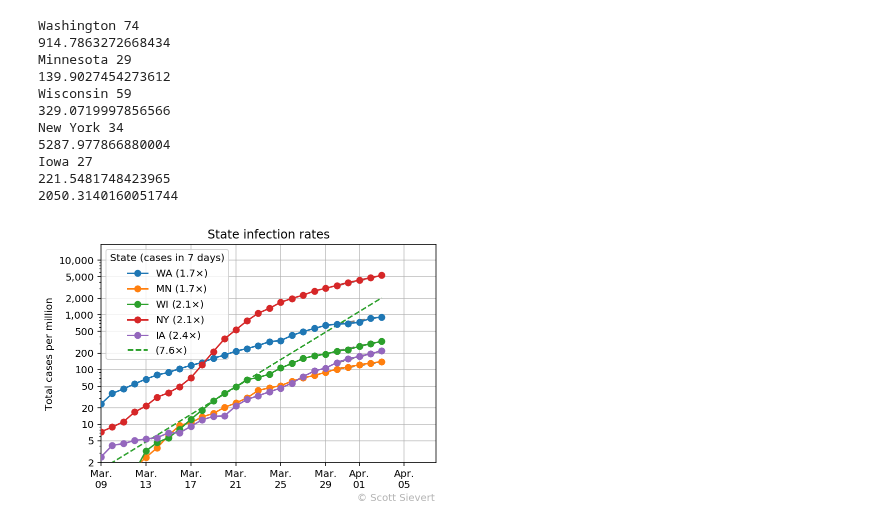
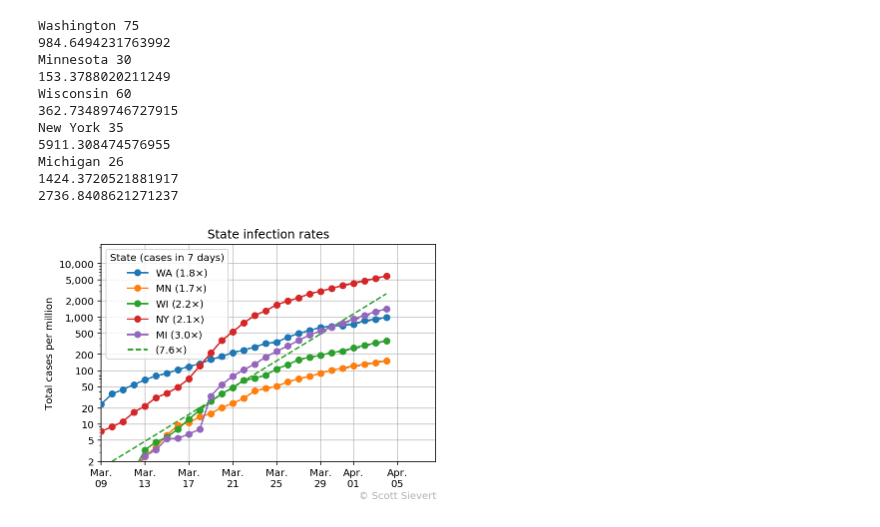
Before and after one commit to stsievert/covid-19, a Jupyter notebook: coronavirus-states.ipynb, the cells around one changed output. Cells and saved outputs as stored; diff of their text form; code cells hidden in the pictures.

```diff
--- a/coronavirus-states.ipynb
+++ b/coronavirus-states.ipynb
@@ -88,8 +88,9 @@ to_show = [
     "Wisconsin",
 #     "Florida",
     "New York",
+    "Michigan",
 #     "New Jersey",
-    "Iowa",
+#     "Iowa",
 #     "Colorado",
 ]
 for k, state in enumerate(to_show):
@@ -127,45 +128,45 @@ ax.plot(show.datetime, _y, "C2--", label=f"({_cases:0.1f}×)")
 #     print(f"rate={popt[0]:0.2f}")
 #     print(f"offset={popt[1]:0.2f}")
 #     print(f"total={popt[2] / 1e3:0.2f}k")
 
 
 xlim = (datetime(2020, 3, 9), datetime.now() + timedelta(3))
 ax.set_xlim(*xlim)
 ax.set_ylim(2, df.rate.max() * 1)
 
 # ax.set_ylim(0.5 * 2**12, 2 * 2**15)
 # ax.set_xlim(datetime(2020, 3, 17), None)
 
 ax.set_yscale("log", basey=10)
 ax.legend(loc="best", title="State (cases in 7 days)")
 # ax.legend(loc="upper left", title="State (cases in 7 days)")
 ax.grid(alpha=0.8)
 # ax.grid(which="minor", axis="y", alpha=0.3)
 ax.xaxis.set_major_formatter(mdates.DateFormatter("%b.\n%d"))
 ax.set_ylabel("Total cases per million")
 ax.yaxis.set_major_locator(plt.FixedLocator([1, 2, 5, 10, 20, 50, 100, 200, 500, 1000, 2000, 5000, 10_000]))
 
 def thousands_sep(x, _):
     return f'{int(x):,}'
 
 ax.yaxis.set_major_formatter(plt.FuncFormatter(thousands_sep))
 ax.text(xlim[1] - timedelta(7), ax.get_ylim()[0] * 0.2, "© Scott Sievert", alpha=0.3)
 ax.set_title("State infection rates")
 fig.savefig("imgs/us-states-hist.svg", bbox_inches="tight")
 fig.savefig("imgs/us-states-hist.png", bbox_inches="tight", dpi=300)
 # %% [output]
-Washington 74
-914.7863272668434
-Minnesota 29
-139.9027454273612
-Wisconsin 59
-329.0719997856566
-New York 34
-5287.977866880004
-Iowa 27
-221.5481748423965
-2050.3140160051744
+Washington 75
+984.6494231763992
+Minnesota 30
+153.3788020211249
+Wisconsin 60
+362.73489746727915
+New York 35
+5911.308474576955
+Michigan 26
+1424.3720521881917
+2736.8408621271237
-[figure, old version]
+[figure, new version]
 # %%
 state_cases = df.groupby("state")["cases"].max()
 state_cases.sort_values(inplace=True)
```
Also changed, not shown: parts of 6 cells of this notebook, 24 other files.
